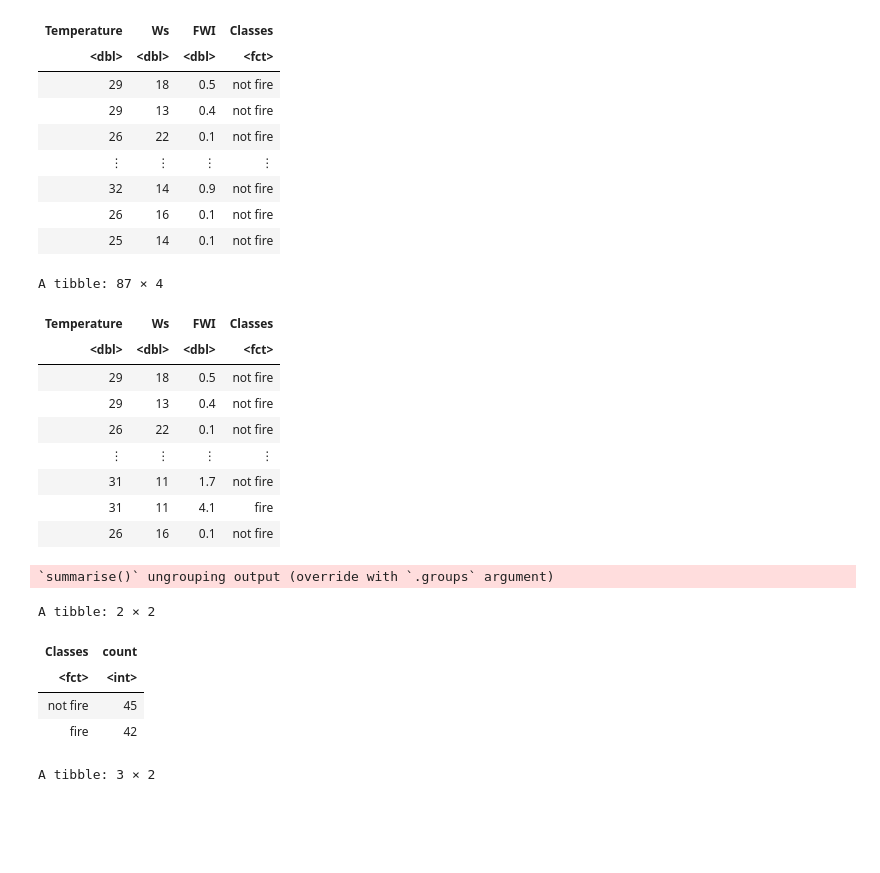
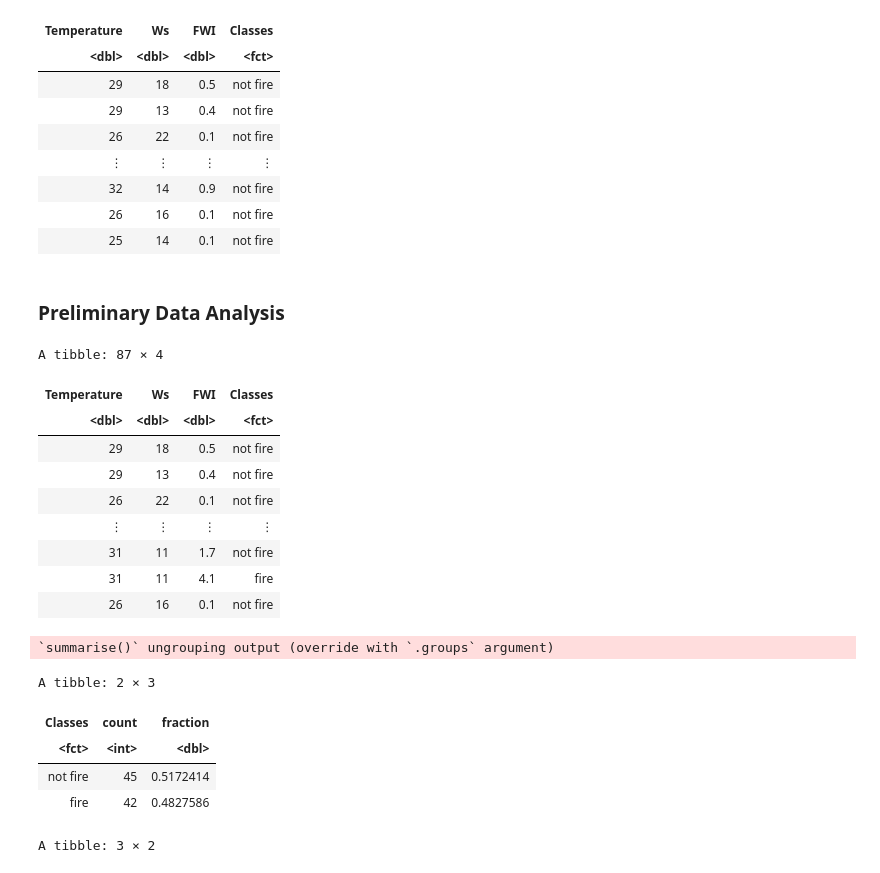
Before and after one commit to edsobcz/fire-project, a Jupyter notebook: group_09_project.ipynb, the cells around one changed output. Cells and saved outputs as stored; diff of their text form; code cells hidden in the pictures; blank space fills up the shorter version.

```diff
--- a/group_09_project.ipynb
+++ b/group_09_project.ipynb
@@ -78,40 +87,39 @@ A tibble: 122 × 4
 | 32 | 14 | 0.9 | not fire |
 | 26 | 16 | 0.1 | not fire |
 | 25 | 14 | 0.1 | not fire |
+# %% [markdown]
+### Preliminary Data Analysis
 # %%
 set.seed(1)
 
 
 fire_split <- initial_split(fire_data, prop = 0.7, strata = Classes)
 fire_training <- training(fire_split)
 fire_testing <- testing(fire_split)
+fire_training
 
-fire_training
+class_counts <- fire_training %>%
+    group_by(Classes) %>%
+    summarize(count = n()) %>%
+    mutate(fraction = count/nrow(fire_training))
+class_counts
 # %% [output]
 A tibble: 87 × 4
 | Temperature | Ws | FWI | Classes |
 | <dbl> | <dbl> | <dbl> | <fct> |
 | 29 | 18 | 0.5 | not fire |
 | 29 | 13 | 0.4 | not fire |
 | 26 | 22 | 0.1 | not fire |
 | ⋮ | ⋮ | ⋮ | ⋮ |
 | 31 | 11 | 1.7 | not fire |
 | 31 | 11 | 4.1 | fire |
 | 26 | 16 | 0.1 | not fire |
+`summarise()` ungrouping output (override with `.groups` argument)
+A tibble: 2 × 3
+| Classes | count | fraction |
+| <fct> | <int> | <dbl> |
+| not fire | 45 | 0.5172414 |
+| fire | 42 | 0.4827586 |
-# %%
-class_counts <- fire_training %>%
-    group_by(Classes) %>%
-    summarize(count = n())
-class_counts
-
-#training data has "not fire" has the majority classifier, with an accuracy of 52% if only the majority is guessed
-# %% [output]
-`summarise()` ungrouping output (override with `.groups` argument)
-A tibble: 2 × 2
-| Classes | count |
-| <fct> | <int> |
-| not fire | 45 |
-| fire | 42 |
 # %%
 predictor_means <- fire_training %>%
     select(Temperature:FWI) %>%
```
Also changed, not shown: parts of 12 cells of this notebook.
